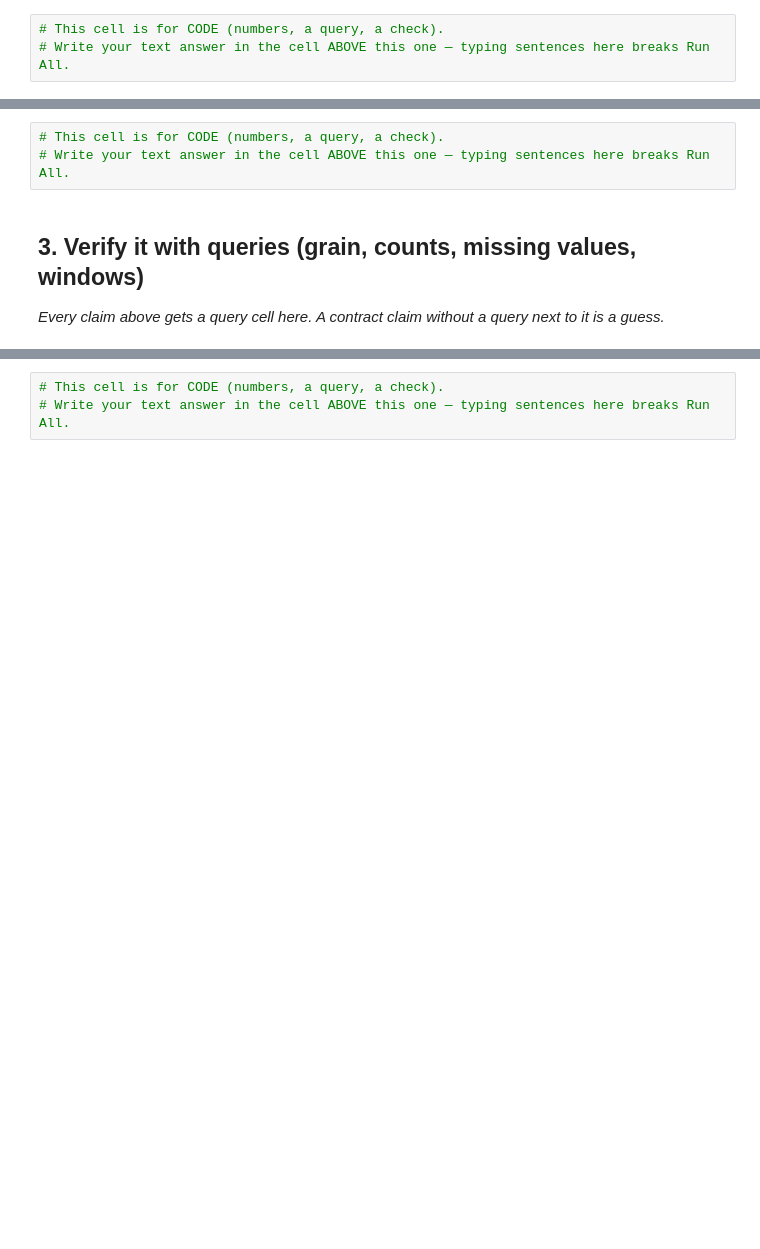
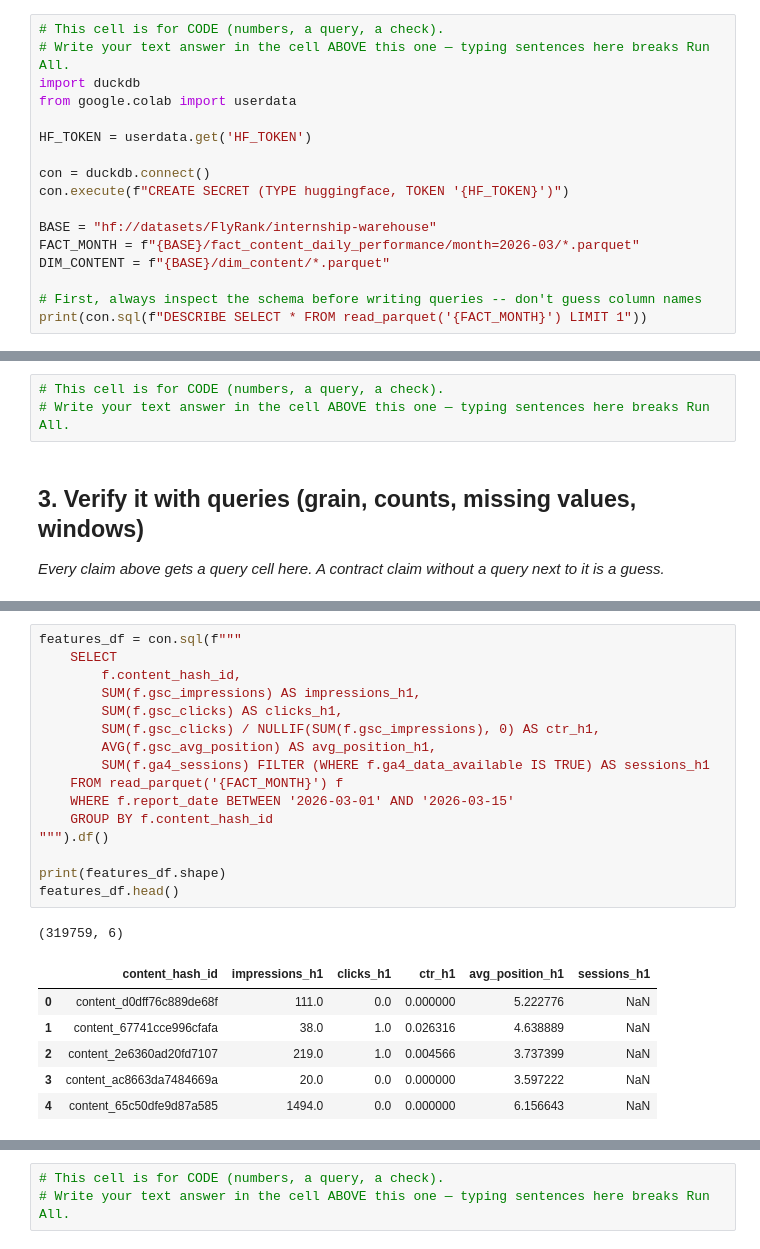
Before and after one commit to manalchaudharyy/FlyrankAI-ML, a Jupyter notebook: work/notebooks/w03_data_contract.ipynb, the cells around one changed output, grey strips where cells are left out. Cells and saved outputs as stored; diff of their text form; blank space fills up the shorter version.

```diff
--- a/work/notebooks/w03_data_contract.ipynb
+++ b/work/notebooks/w03_data_contract.ipynb
@@ -13,3 +35,17 @@ This skeleton is yours to fill. Work the sections **in order** — each one has
 # %%
 # This cell is for CODE (numbers, a query, a check).
 # Write your text answer in the cell ABOVE this one — typing sentences here breaks Run All.
+import duckdb
+from google.colab import userdata
+
+HF_TOKEN = userdata.get('HF_TOKEN')
+
+con = duckdb.connect()
+con.execute(f"CREATE SECRET (TYPE huggingface, TOKEN '{HF_TOKEN}')")
+
+BASE = "hf://datasets/FlyRank/internship-warehouse"
+FACT_MONTH = f"{BASE}/fact_content_daily_performance/month=2026-03/*.parquet"
+DIM_CONTENT = f"{BASE}/dim_content/*.parquet"
+
+# First, always inspect the schema before writing queries -- don't guess column names
+print(con.sql(f"DESCRIBE SELECT * FROM read_parquet('{FACT_MONTH}') LIMIT 1"))
@@ -33,0 +180,24 @@ This skeleton is yours to fill. Work the sections **in order** — each one has
+# %%
+features_df = con.sql(f"""
+    SELECT
+        f.content_hash_id,
+        SUM(f.gsc_impressions) AS impressions_h1,
+        SUM(f.gsc_clicks) AS clicks_h1,
+        SUM(f.gsc_clicks) / NULLIF(SUM(f.gsc_impressions), 0) AS ctr_h1,
+        AVG(f.gsc_avg_position) AS avg_position_h1,
+        SUM(f.ga4_sessions) FILTER (WHERE f.ga4_data_available IS TRUE) AS sessions_h1
+    FROM read_parquet('{FACT_MONTH}') f
+    WHERE f.report_date BETWEEN '2026-03-01' AND '2026-03-15'
+    GROUP BY f.content_hash_id
+""").df()
+
+print(features_df.shape)
+features_df.head()
+# %% [output]
+(319759, 6)
+|  | content_hash_id | impressions_h1 | clicks_h1 | ctr_h1 | avg_position_h1 | sessions_h1 |
+| 0 | content_d0dff76c889de68f | 111.0 | 0.0 | 0.000000 | 5.222776 | NaN |
+| 1 | content_67741cce996cfafa | 38.0 | 1.0 | 0.026316 | 4.638889 | NaN |
+| 2 | content_2e6360ad20fd7107 | 219.0 | 1.0 | 0.004566 | 3.737399 | NaN |
+| 3 | content_ac8663da7484669a | 20.0 | 0.0 | 0.000000 | 3.597222 | NaN |
+| 4 | content_65c50dfe9d87a585 | 1494.0 | 0.0 | 0.000000 | 6.156643 | NaN |
```
Also changed, not shown: parts of 15 cells of this notebook.
